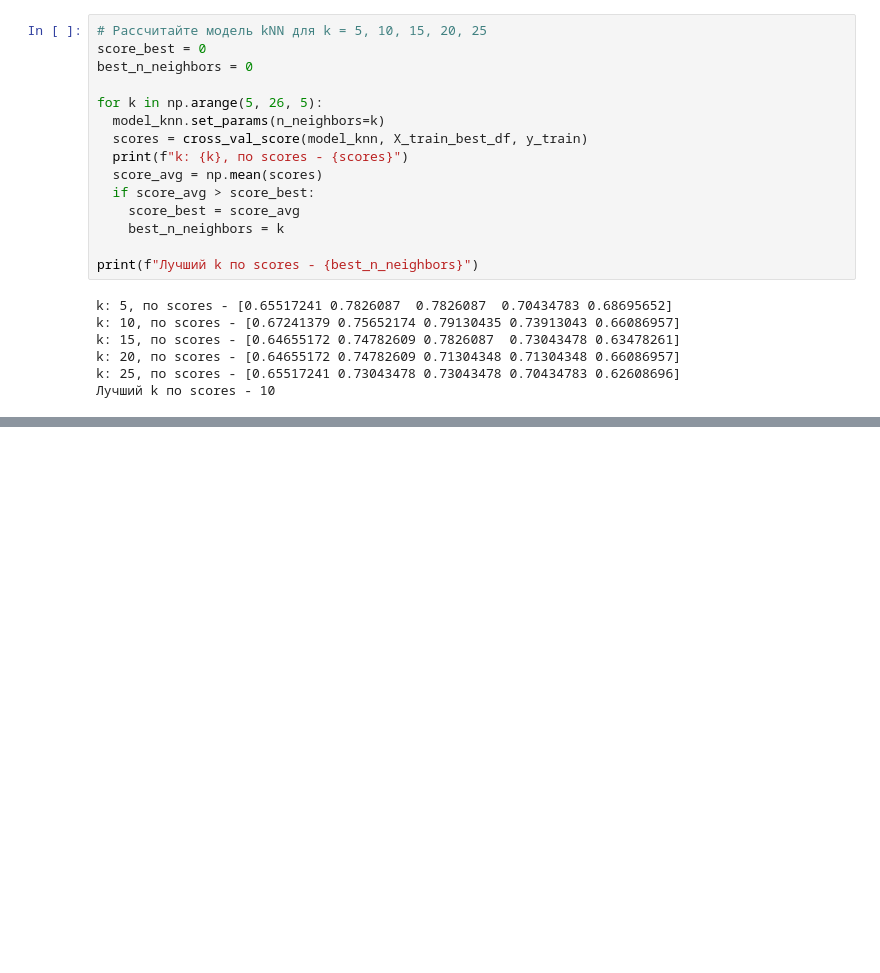
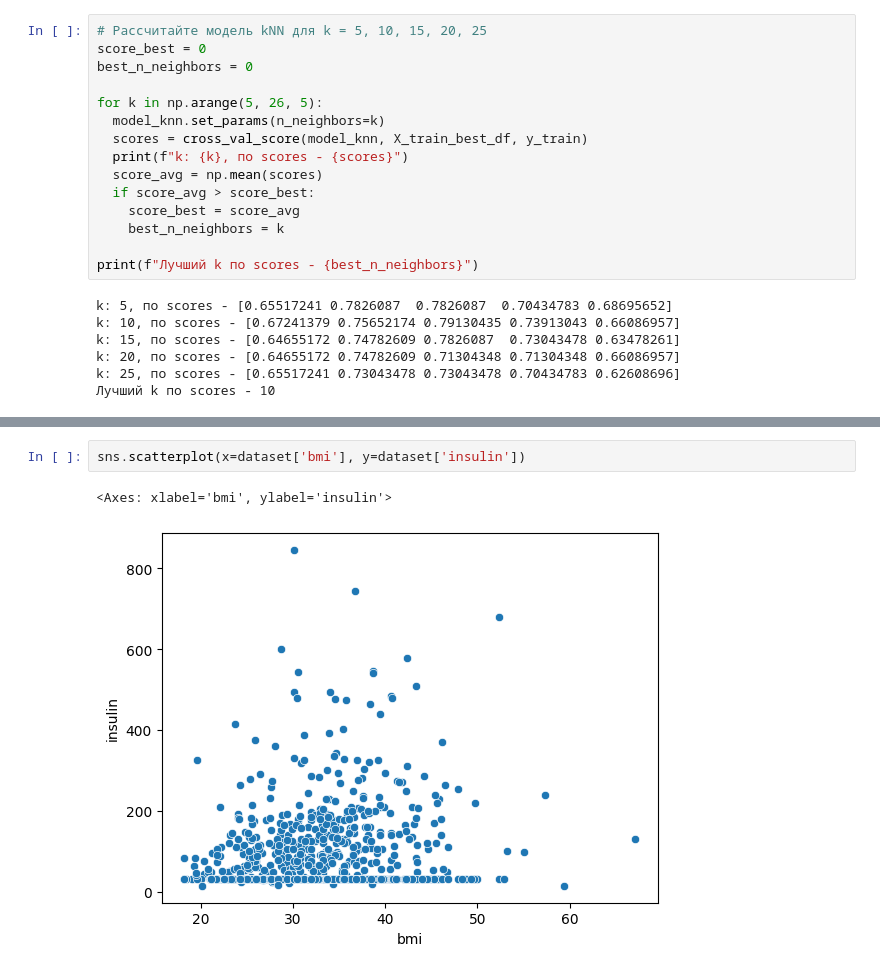
Before and after one commit to SotGE/innopolis2023, a Jupyter notebook: lesson12/lesson12.ipynb, the cells around one changed output, grey strips where cells are left out. Cells and saved outputs as stored; diff of their text form; blank space fills up the shorter version.

```diff
--- a/lesson12/lesson12.ipynb
+++ b/lesson12/lesson12.ipynb
@@ -406,0 +407,5 @@ def plot_decision_boundary(model, X, y, h = .02):
+# %%
+sns.scatterplot(x=dataset['bmi'], y=dataset['insulin'])
+# %% [output]
+<Axes: xlabel='bmi', ylabel='insulin'>
+[figure, added]
```
Also changed, not shown: parts of 10 cells of this notebook.
